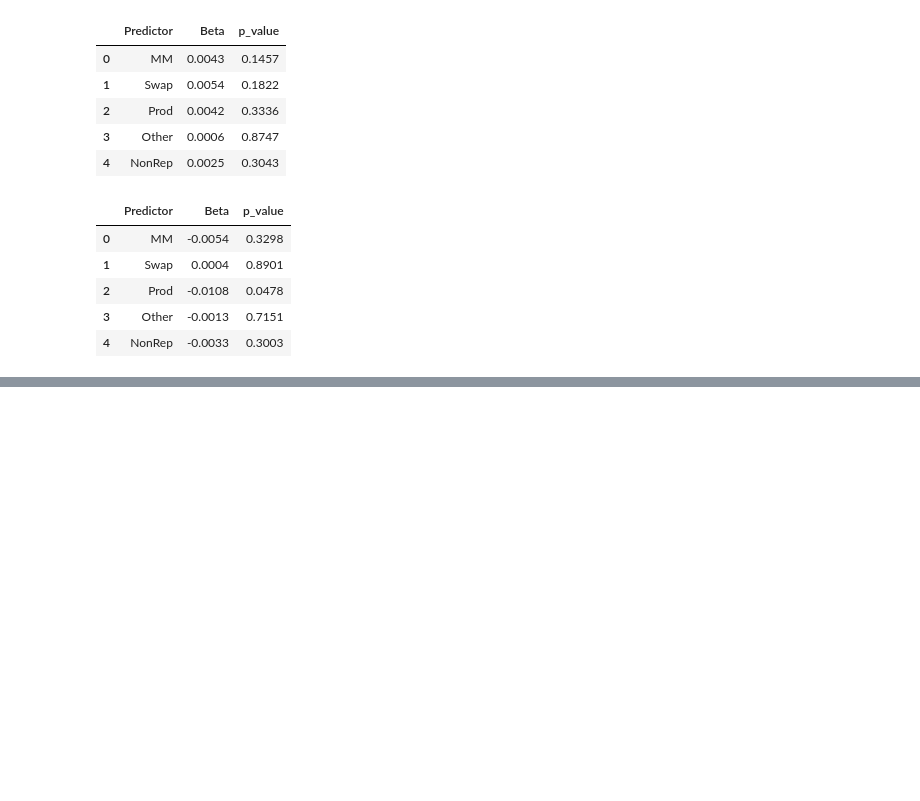
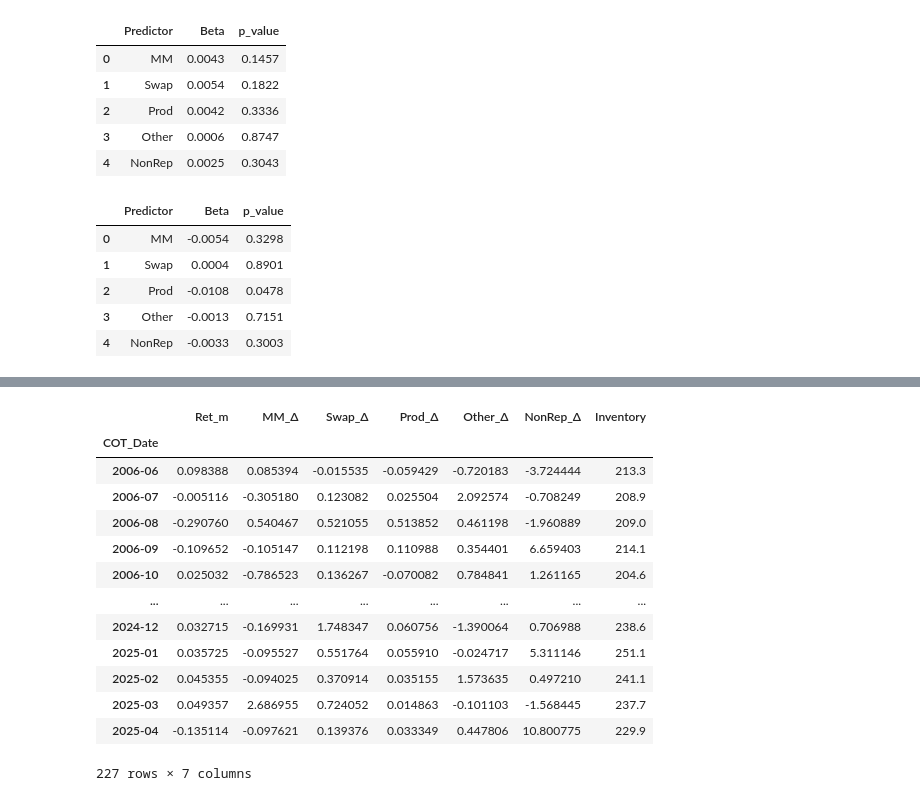
Before and after one commit to CocoZhang1025/Futures-COT-Predictability, a Jupyter notebook: Comdty_proj.ipynb, the cells around one changed output, grey strips where cells are left out. Cells and saved outputs as stored; diff of their text form; code cells hidden in the pictures; blank space fills up the shorter version.

```diff
--- a/Comdty_proj.ipynb
+++ b/Comdty_proj.ipynb
@@ -230,0 +526,21 @@ beta_xb
+# %%
+# gasoline combined df
+inv_xb = inv_xb.set_index("COT_Date")
+df_m_XB.index.name = "COT_Date"
+df_combined_XB = df_m_XB.join(inv_xb, how="inner")
+df_combined_XB
+# %% [output]
+|  | Ret_m | MM_Δ | Swap_Δ | Prod_Δ | Other_Δ | NonRep_Δ | Inventory |
+| COT_Date |  |  |  |  |  |  |  |
+| 2006-06 | 0.098388 | 0.085394 | -0.015535 | -0.059429 | -0.720183 | -3.724444 | 213.3 |
+| 2006-07 | -0.005116 | -0.305180 | 0.123082 | 0.025504 | 2.092574 | -0.708249 | 208.9 |
+| 2006-08 | -0.290760 | 0.540467 | 0.521055 | 0.513852 | 0.461198 | -1.960889 | 209.0 |
+| 2006-09 | -0.109652 | -0.105147 | 0.112198 | 0.110988 | 0.354401 | 6.659403 | 214.1 |
+| 2006-10 | 0.025032 | -0.786523 | 0.136267 | -0.070082 | 0.784841 | 1.261165 | 204.6 |
+| ... | ... | ... | ... | ... | ... | ... | ... |
+| 2024-12 | 0.032715 | -0.169931 | 1.748347 | 0.060756 | -1.390064 | 0.706988 | 238.6 |
+| 2025-01 | 0.035725 | -0.095527 | 0.551764 | 0.055910 | -0.024717 | 5.311146 | 251.1 |
+| 2025-02 | 0.045355 | -0.094025 | 0.370914 | 0.035155 | 1.573635 | 0.497210 | 241.1 |
+| 2025-03 | 0.049357 | 2.686955 | 0.724052 | 0.014863 | -0.101103 | -1.568445 | 237.7 |
+| 2025-04 | -0.135114 | -0.097621 | 0.139376 | 0.033349 | 0.447806 | 10.800775 | 229.9 |
+227 rows × 7 columns
```
Also changed, not shown: parts of 25 cells of this notebook, 2 other files.
